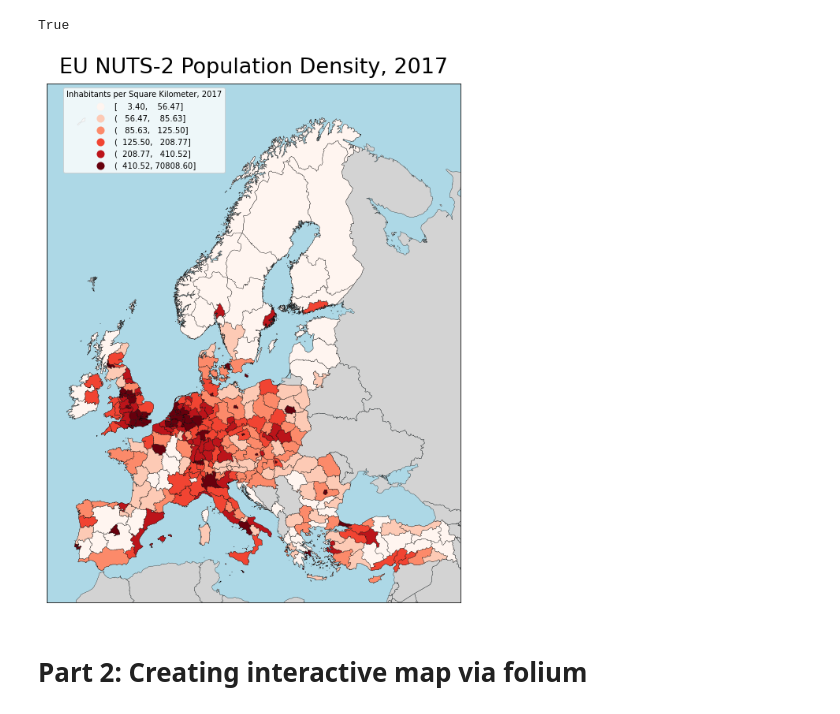
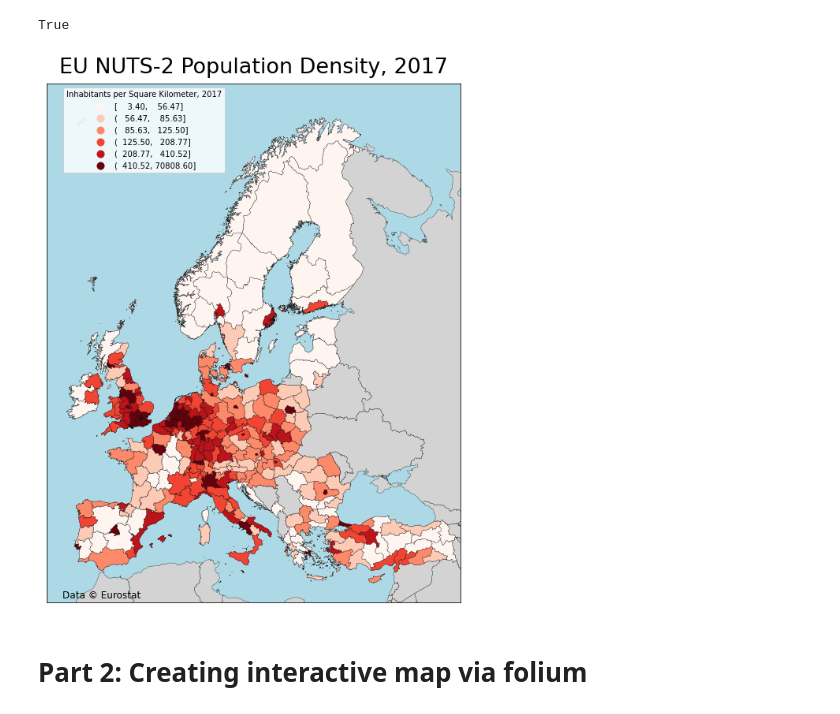
Before and after one commit to AutoGIS-2021/exercise-5-jon-terschan, a Jupyter notebook: exercise-5.ipynb, the cells around one changed output. Drawn from its saved outputs; the diff is of its cells as text; code cells hidden in the pictures.

```diff
--- a/exercise-5.ipynb
+++ b/exercise-5.ipynb
@@ -45,35 +45,36 @@ credits = "Population data by Eurostat 2017, Map Data © Stamen Design"
 countries.plot(ax=ax, color = 'lightgrey', edgecolor='black', linewidth=0.3)
 popden.plot(ax=ax,
                  column="PopDen_PD2017",
                  linewidth=0.3,
                  cmap="Reds",
                  scheme="quantiles", k=6,  alpha=1,
                  legend = True,
                  edgecolor="black",
 )
 
 # set legend title
 ax.get_legend().set_title("Inhabitants per Square Kilometer, 2017")
 ax.get_legend().set_bbox_to_anchor((0.44,1))
 
 # set borders
 ax.set_xlim(-1500000, 5050000)
 ax.set_ylim(3800000, 12000000)
 
 # set background color
 ax.set_facecolor('#ADD8E6')
 
 # turn off axis labels
 ax.axes.get_xaxis().set_visible(False)
 ax.axes.get_yaxis().set_visible(False)
 
 # set map title
 plt.suptitle('EU NUTS-2 Population Density, 2017', size=27, y=0.98)
-
+plt.annotate('Data © Eurostat', (0,0), (20, 15), fontsize=12,
+             xycoords='axes fraction', textcoords='offset points', va='top')
 # set layout
 plt.tight_layout()
 # %% [output]
-[figure, old version]
+[figure, new version]
 # %%
 # save plot
 output_fig = "docs/eu_nuts2_popden_2017.png"
```
Also changed, not shown: parts of 1 cell of this notebook, 1 other file.
